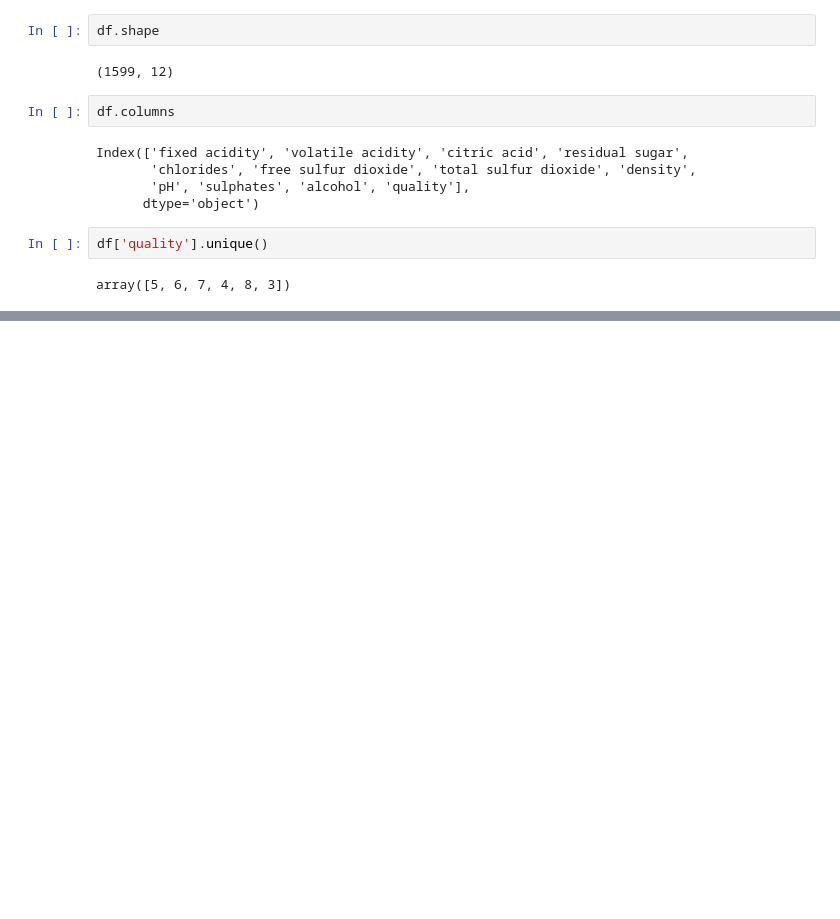
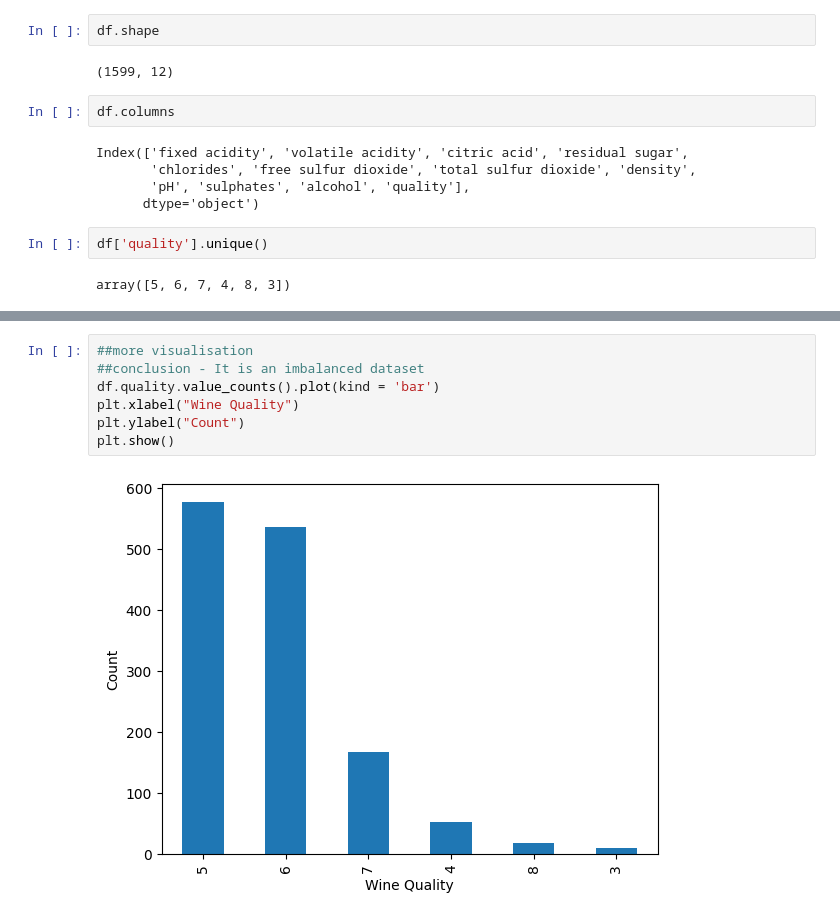
Before and after one commit to Sambitasterio/Python-practice, a Jupyter notebook: DATA ANALYSIS/EDA_RED_WINE.ipynb, the cells around one changed output, grey strips where cells are left out. Saved outputs shown, nothing was run; the diff lists cells and outputs as text; blank space fills up the shorter version.

Commit message:
finiished red wine eda

```diff
--- a/DATA ANALYSIS/EDA_RED_WINE.ipynb
+++ b/DATA ANALYSIS/EDA_RED_WINE.ipynb
@@ -88,0 +155,9 @@ array([5, 6, 7, 4, 8, 3])
+# %%
+##more visualisation
+##conclusion - It is an imbalanced dataset
+df.quality.value_counts().plot(kind = 'bar')
+plt.xlabel("Wine Quality")
+plt.ylabel("Count")
+plt.show()
+# %% [output]
+[figure, added]
```
Also changed, not shown: parts of 7 cells of this notebook.
